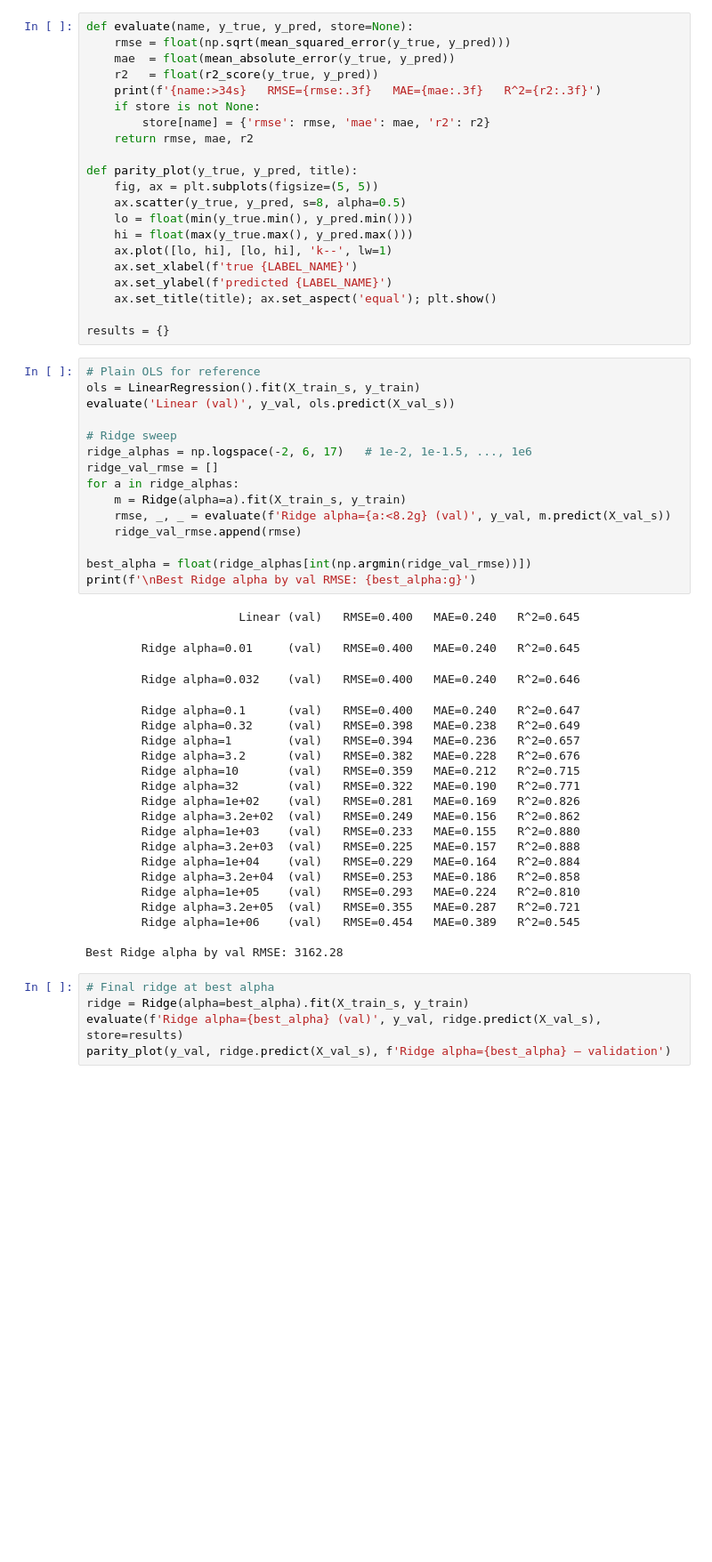
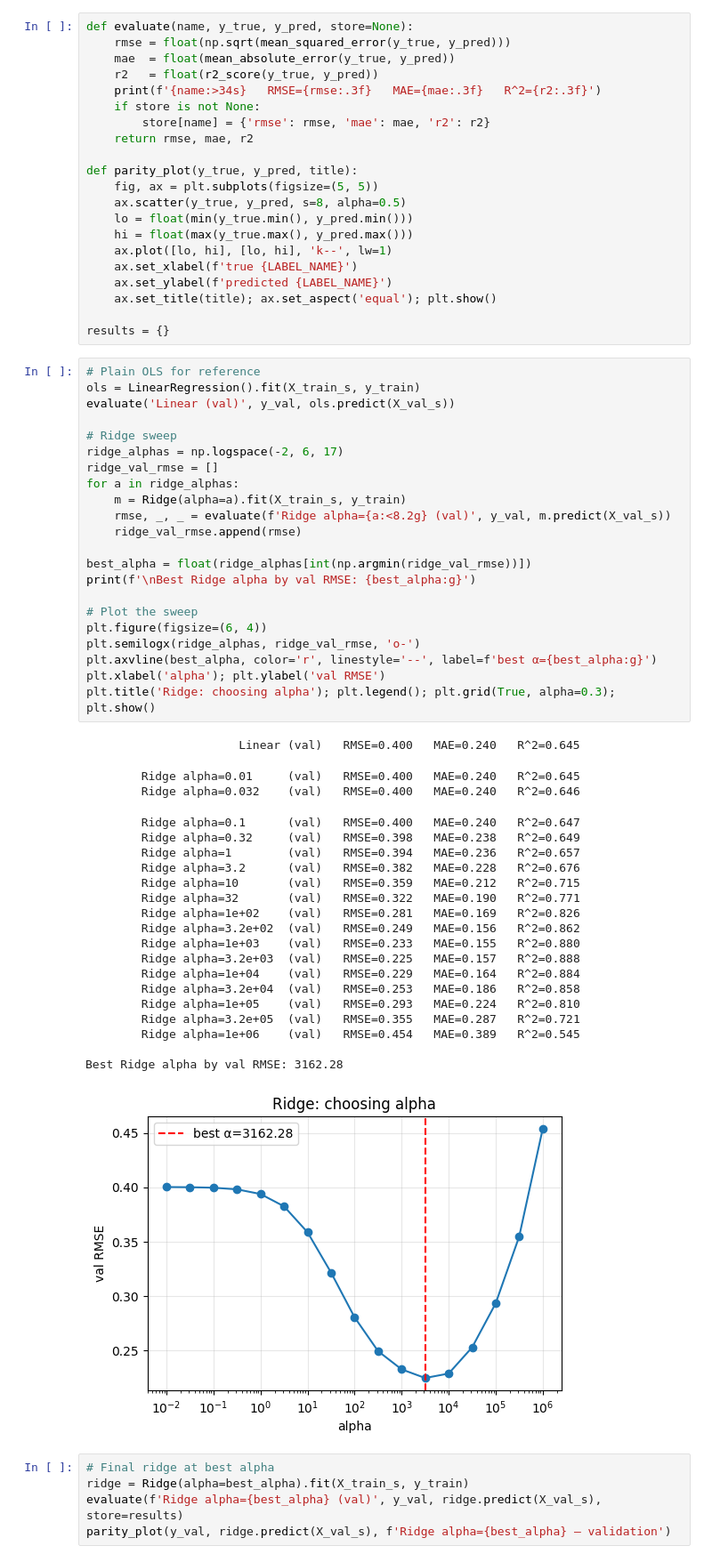
Before and after one commit to jx2260/PHYS-GA-2033-Prob-Set, a Jupyter notebook: PS1_ML4P.ipynb, the cells around one changed output. Shown at 89% size. Cells and saved outputs as stored; diff of their text form; blank space fills up the shorter version.

```diff
--- a/PS1_ML4P.ipynb
+++ b/PS1_ML4P.ipynb
@@ -147,39 +147,47 @@ results = {}
 # %%
 # Plain OLS for reference
 ols = LinearRegression().fit(X_train_s, y_train)
 evaluate('Linear (val)', y_val, ols.predict(X_val_s))
 
 # Ridge sweep
-ridge_alphas = np.logspace(-2, 6, 17)   # 1e-2, 1e-1.5, ..., 1e6
+ridge_alphas = np.logspace(-2, 6, 17)
 ridge_val_rmse = []
 for a in ridge_alphas:
     m = Ridge(alpha=a).fit(X_train_s, y_train)
     rmse, _, _ = evaluate(f'Ridge alpha={a:<8.2g} (val)', y_val, m.predict(X_val_s))
     ridge_val_rmse.append(rmse)
 
 best_alpha = float(ridge_alphas[int(np.argmin(ridge_val_rmse))])
 print(f'\nBest Ridge alpha by val RMSE: {best_alpha:g}')
+
+# Plot the sweep
+plt.figure(figsize=(6, 4))
+plt.semilogx(ridge_alphas, ridge_val_rmse, 'o-')
+plt.axvline(best_alpha, color='r', linestyle='--', label=f'best α={best_alpha:g}')
+plt.xlabel('alpha'); plt.ylabel('val RMSE')
+plt.title('Ridge: choosing alpha'); plt.legend(); plt.grid(True, alpha=0.3); plt.show()
 # %% [output]
                       Linear (val)   RMSE=0.400   MAE=0.240   R^2=0.645
         Ridge alpha=0.01     (val)   RMSE=0.400   MAE=0.240   R^2=0.645
+        Ridge alpha=0.032    (val)   RMSE=0.400   MAE=0.240   R^2=0.646
-        Ridge alpha=0.032    (val)   RMSE=0.400   MAE=0.240   R^2=0.646
+        Ridge alpha=0.1      (val)   RMSE=0.400   MAE=0.240   R^2=0.647
+        Ridge alpha=0.32     (val)   RMSE=0.398   MAE=0.238   R^2=0.649
+        Ridge alpha=1        (val)   RMSE=0.394   MAE=0.236   R^2=0.657
+        Ridge alpha=3.2      (val)   RMSE=0.382   MAE=0.228   R^2=0.676
+        Ridge alpha=10       (val)   RMSE=0.359   MAE=0.212   R^2=0.715
+        Ridge alpha=32       (val)   RMSE=0.322   MAE=0.190   R^2=0.771
+        Ridge alpha=1e+02    (val)   RMSE=0.281   MAE=0.169   R^2=0.826
+        Ridge alpha=3.2e+02  (val)   RMSE=0.249   MAE=0.156   R^2=0.862
+        Ridge alpha=1e+03    (val)   RMSE=0.233   MAE=0.155   R^2=0.880
+        Ridge alpha=3.2e+03  (val)   RMSE=0.225   MAE=0.157   R^2=0.888
+        Ridge alpha=1e+04    (val)   RMSE=0.229   MAE=0.164   R^2=0.884
+        Ridge alpha=3.2e+04  (val)   RMSE=0.253   MAE=0.186   R^2=0.858
+        Ridge alpha=1e+05    (val)   RMSE=0.293   MAE=0.224   R^2=0.810
+        Ridge alpha=3.2e+05  (val)   RMSE=0.355   MAE=0.287   R^2=0.721
+        Ridge alpha=1e+06    (val)   RMSE=0.454   MAE=0.389   R^2=0.545
+
+Best Ridge alpha by val RMSE: 3162.28
-        Ridge alpha=0.1      (val)   RMSE=0.400   MAE=0.240   R^2=0.647
-        Ridge alpha=0.32     (val)   RMSE=0.398   MAE=0.238   R^2=0.649
-        Ridge alpha=1        (val)   RMSE=0.394   MAE=0.236   R^2=0.657
-        Ridge alpha=3.2      (val)   RMSE=0.382   MAE=0.228   R^2=0.676
-        Ridge alpha=10       (val)   RMSE=0.359   MAE=0.212   R^2=0.715
-        Ridge alpha=32       (val)   RMSE=0.322   MAE=0.190   R^2=0.771
-        Ridge alpha=1e+02    (val)   RMSE=0.281   MAE=0.169   R^2=0.826
-        Ridge alpha=3.2e+02  (val)   RMSE=0.249   MAE=0.156   R^2=0.862
-        Ridge alpha=1e+03    (val)   RMSE=0.233   MAE=0.155   R^2=0.880
-        Ridge alpha=3.2e+03  (val)   RMSE=0.225   MAE=0.157   R^2=0.888
-        Ridge alpha=1e+04    (val)   RMSE=0.229   MAE=0.164   R^2=0.884
-        Ridge alpha=3.2e+04  (val)   RMSE=0.253   MAE=0.186   R^2=0.858
-        Ridge alpha=1e+05    (val)   RMSE=0.293   MAE=0.224   R^2=0.810
-        Ridge alpha=3.2e+05  (val)   RMSE=0.355   MAE=0.287   R^2=0.721
-        Ridge alpha=1e+06    (val)   RMSE=0.454   MAE=0.389   R^2=0.545
-
-Best Ridge alpha by val RMSE: 3162.28
+[figure, added]
 # %%
 # Final ridge at best alpha
 ridge = Ridge(alpha=best_alpha).fit(X_train_s, y_train)
```
Also changed, not shown: parts of 2 cells of this notebook.
